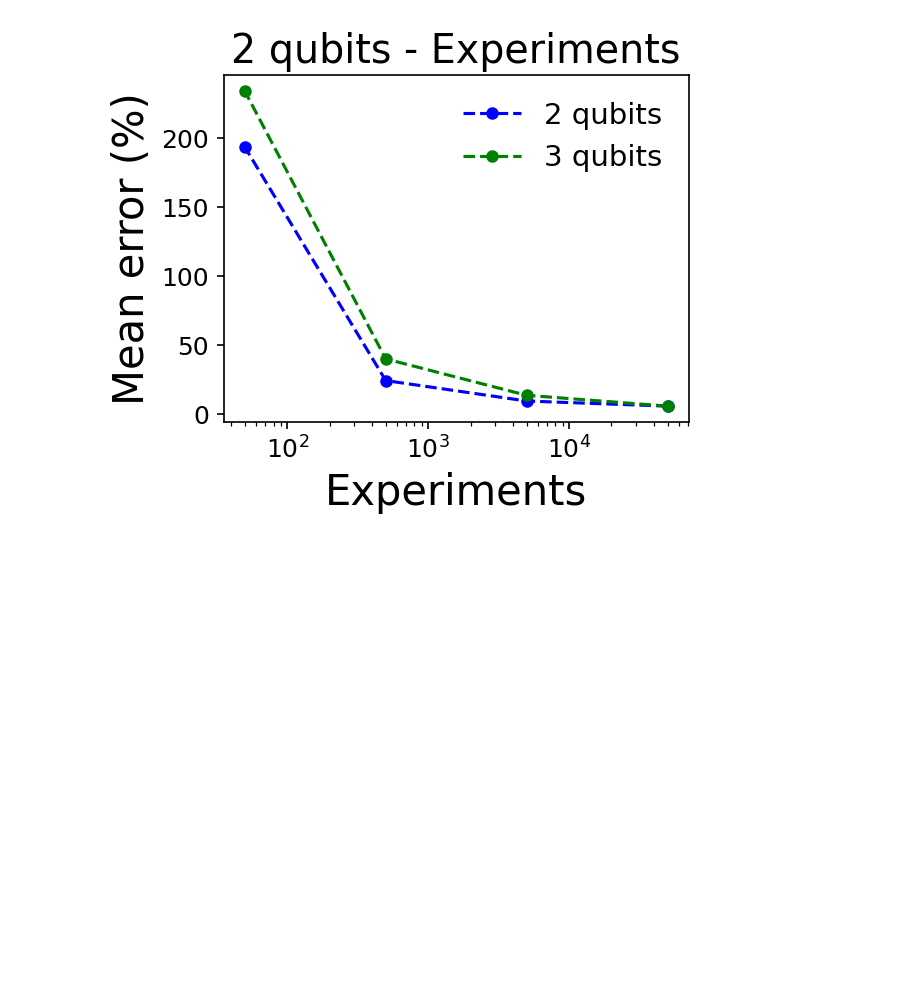
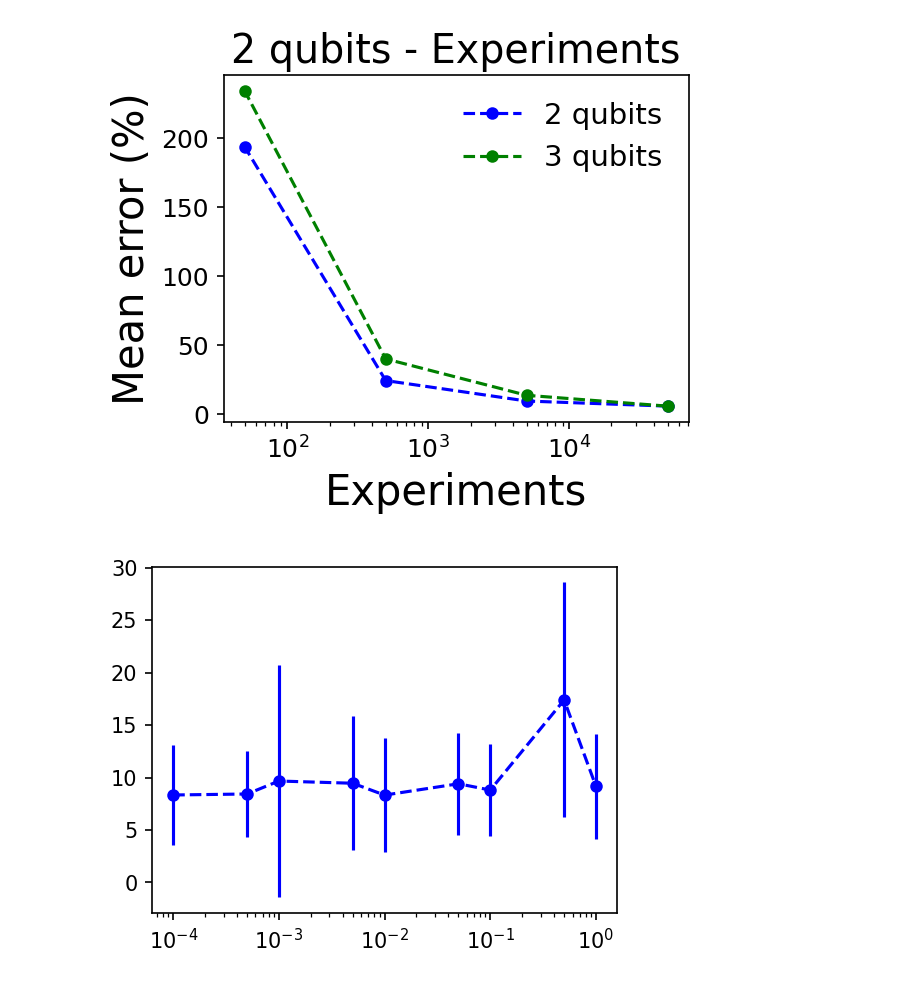
Before and after one commit to Davidkatom/Crosstalk, a Jupyter notebook: Machine_Learning/Graphs.ipynb, the cells around one changed output. Drawn from its saved outputs; the diff is of its cells as text; code cells hidden in the pictures; blank space fills up the shorter version.

```diff
--- a/Machine_Learning/Graphs.ipynb
+++ b/Machine_Learning/Graphs.ipynb
@@ -99,3 +101,11 @@ super_plot('Experiments', 'Mean error (%)', '2 qubits - Experiments')
 # %% [output]
 ValueError: 'locs' must be 1D with shape (N,), but your input has shape ()
 [figure]
+# %%
+T1 = [0.0001, 0.0005, 0.001, 0.005, 0.01, 0.05, 0.1, 0.5, 1]
+errors = [8.341, 8.436, 9.672, 9.460, 8.33, 9.41, 8.81, 17.4, 9.17]
+std = [4.73, 4.06,11.1,6.4,5.4,4.86,4.41,11.2,5.01]
+plt.errorbar(T1, errors, yerr=std, linestyle='--', marker='o', color='blue', markersize=5)
+plt.xscale('log')
+# %% [output]
+[figure, added]
```
Also changed, not shown: parts of 6 cells of this notebook, 4 other files.
